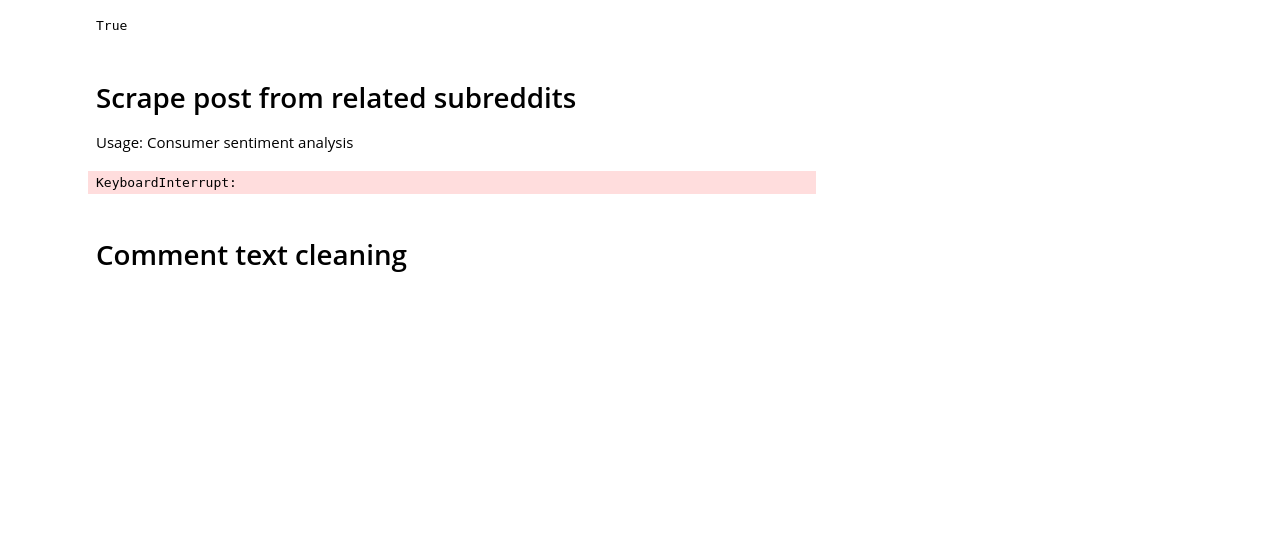
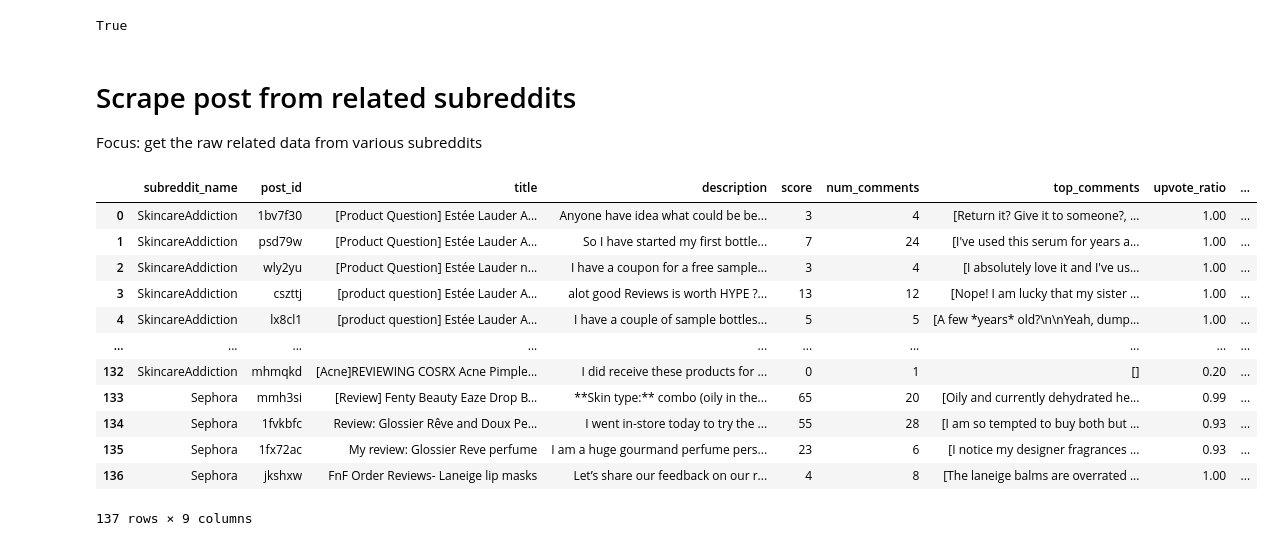
Before and after one commit to oooogiselle/Skinfluence, a Jupyter notebook: code/reddit.ipynb, the cells around one changed output. Drawn from its saved outputs; the diff is of its cells as text; code cells hidden in the pictures; blank space fills up the shorter version.

```diff
--- a/code/reddit.ipynb
+++ b/code/reddit.ipynb
@@ -29,7 +29,7 @@ load_dotenv()
 True
 # %% [markdown]
 # Scrape post from related subreddits
-Usage: Consumer sentiment analysis
+Focus: get the raw related data from various subreddits
 # %%
 
 reddit = praw.Reddit(
@@ -40,16 +40,20 @@ reddit = praw.Reddit(
 )
 
 # "Skincare_Addiction", "asianskincare", "Blackskincare","SkincareAddicts"
-subreddit_list = ["SkincareAddiction",]
+subreddit_list = ["SkincareAddiction", "Sephora"]
 
 all_posts = []
 
 # get the top 20 post from each subreddit (don't know rate limit so 20 for now)
 # Documentation: https://praw.readthedocs.io/en/stable/code_overview/models/subreddit.html
-all_brands = ['Estée Lauder',
-'Fenty Beauty (by Rihanna)',
+
+# add some more variation to the search query
+target_brands = [
+'Estée Lauder',
+'Fenty Beauty',
 'e.l.f. Cosmetics',
 'Tarte Cosmetics',
+'Tarte',
 'Glossier',
 'Laneige',
 'Sulwhasoo',
@@ -62,51 +66,74 @@ def is_bot(author):
     if author is None:
         return True
     name = author.name.lower()
     return "bot" in name or name == "automoderator"
+
+# Match by header title (should I go more in depth here?)
+def brand_word_match(text, brand_list):
+    match = process.extractOne(text, brand_list, scorer=fuzz.partial_ratio)
+    if match and match[1] > 85:
+        return match[0]
+    return None
+
 
 def get_top_comments(post):
 
     post.comments.replace_more(limit=0)
 
     top_comments = []
     for comment in post.comments:
         if isinstance(comment, MoreComments):
             continue
         if is_bot(comment.author):
             continue
         if comment.body.strip().lower() in ["[deleted]", "[removed]"]:
             continue
         top_comments.append(comment.body.strip())
         if len(top_comments) == 10:
             break
     return top_comments
 
+
+reddit_tags = ['[Product Question]', '[Review]']
 for sub in subreddit_list:
     try:
-        for brand in all_brands:
-            query = f'"{brand}"'
-            post_collection = reddit.subreddit(sub).search(query, limit=20)
-            for post in post_collection:
-                top_comments = get_top_comments(post)
-                all_posts.append({
-                "subreddit_name": sub,
-                "post_id": post.id,
-                "title": post.title,
-                "description": post.selftext,
-                "score": post.score,
-                "num_comments": post.num_comments,
-                "top_comments": top_comments,
-                "upvote_ratio": post.upvote_ratio,
-                "brand": brand
-            })
+        for brand in target_brands:
+            for tag in reddit_tags:
+                query = f'"{tag} {brand}"'
+                post_collection = reddit.subreddit(sub).search(query.lower(), limit=20, sort="relevance")
+                for post in post_collection:
+                    is_match = brand_word_match(post.title, target_brands)
+                    if is_match:
+                        top_comments = get_top_comments(post)
+                        all_posts.append({
+                        "subreddit_name": sub,
+                        "post_id": post.id,
+                        "title": post.title,
+                        "description": post.selftext,
+                        "score": post.score,
+                        "num_comments": post.num_comments,
+                        "top_comments": top_comments,
+                        "upvote_ratio": post.upvote_ratio,
+                        "brand": brand
+                    })
     except Exception as e:
         print(f"Error scraping {sub}: {e}")
         continue
 
 subreddit_df = pd.DataFrame(all_posts)
-subreddit_df
-subreddit_df.to_csv("../output/subreddit_data.csv", index=False)
+
+# subreddit_df.to_csv("../output/subreddit_data.csv", index=False)
 # %% [output]
+|  | subreddit_name | post_id | title | description | score | num_comments | top_comments | upvote_ratio | ... |
+| 0 | SkincareAddiction | 1bv7f30 | [Product Question] Estée Lauder A... | Anyone have idea what could be be... | 3 | 4 | [Return it? Give it to someone?, ... | 1.00 | ... |
+| 1 | SkincareAddiction | psd79w | [Product Question] Estée Lauder A... | So I have started my first bottle... | 7 | 24 | [I've used this serum for years a... | 1.00 | ... |
+| 2 | SkincareAddiction | wly2yu | [Product Question] Estée Lauder n... | I have a coupon for a free sample... | 3 | 4 | [I absolutely love it and I've us... | 1.00 | ... |
+| 3 | SkincareAddiction | cszttj | [product question] Estée Lauder A... | alot good Reviews is worth HYPE ?... | 13 | 12 | [Nope! I am lucky that my sister ... | 1.00 | ... |
+| 4 | SkincareAddiction | lx8cl1 | [product question] Estée Lauder A... | I have a couple of sample bottles... | 5 | 5 | [A few *years* old?\n\nYeah, dump... | 1.00 | ... |
+| ... | ... | ... | ... | ... | ... | ... | ... | ... | ... |
+| 132 | SkincareAddiction | mhmqkd | [Acne]REVIEWING COSRX Acne Pimple... | I did receive these products for ... | 0 | 1 | [] | 0.20 | ... |
+| 133 | Sephora | mmh3si | [Review] Fenty Beauty Eaze Drop B... | **Skin type:** combo (oily in the... | 65 | 20 | [Oily and currently dehydrated he... | 0.99 | ... |
+| 134 | Sephora | 1fvkbfc | Review: Glossier Rêve and Doux Pe... | I went in-store today to try the ... | 55 | 28 | [I am so tempted to buy both but ... | 0.93 | ... |
+| 135 | Sephora | 1fx72ac | My review: Glossier Reve perfume | I am a huge gourmand perfume pers... | 23 | 6 | [I notice my designer fragrances ... | 0.93 | ... |
+| 136 | Sephora | jkshxw | FnF Order Reviews- Laneige lip masks | Let’s share our feedback on our r... | 4 | 8 | [The laneige balms are overrated ... | 1.00 | ... |
-KeyboardInterrupt:
+137 rows × 9 columns
-# %% [markdown]
-# Comment text cleaning
```
Also changed, not shown: parts of 8 cells of this notebook, 5 other files.
